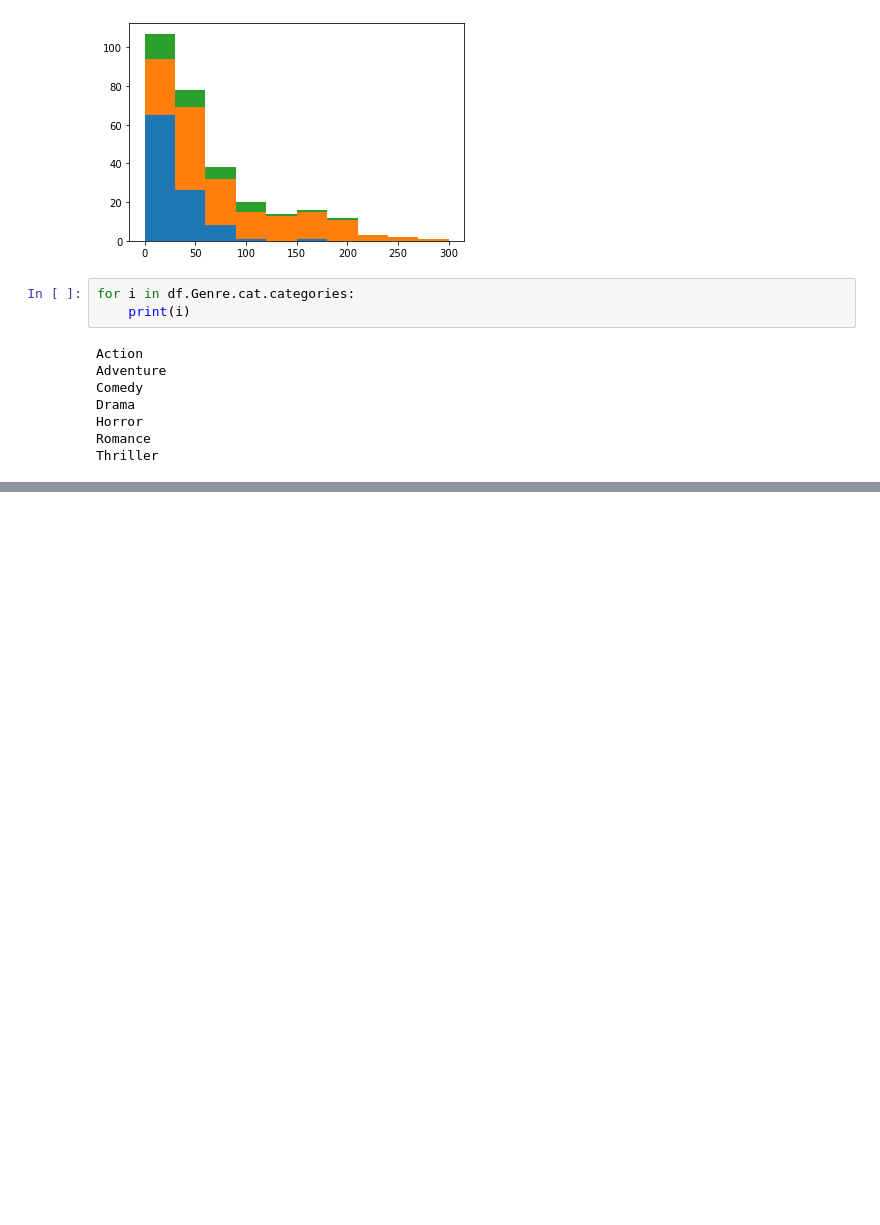
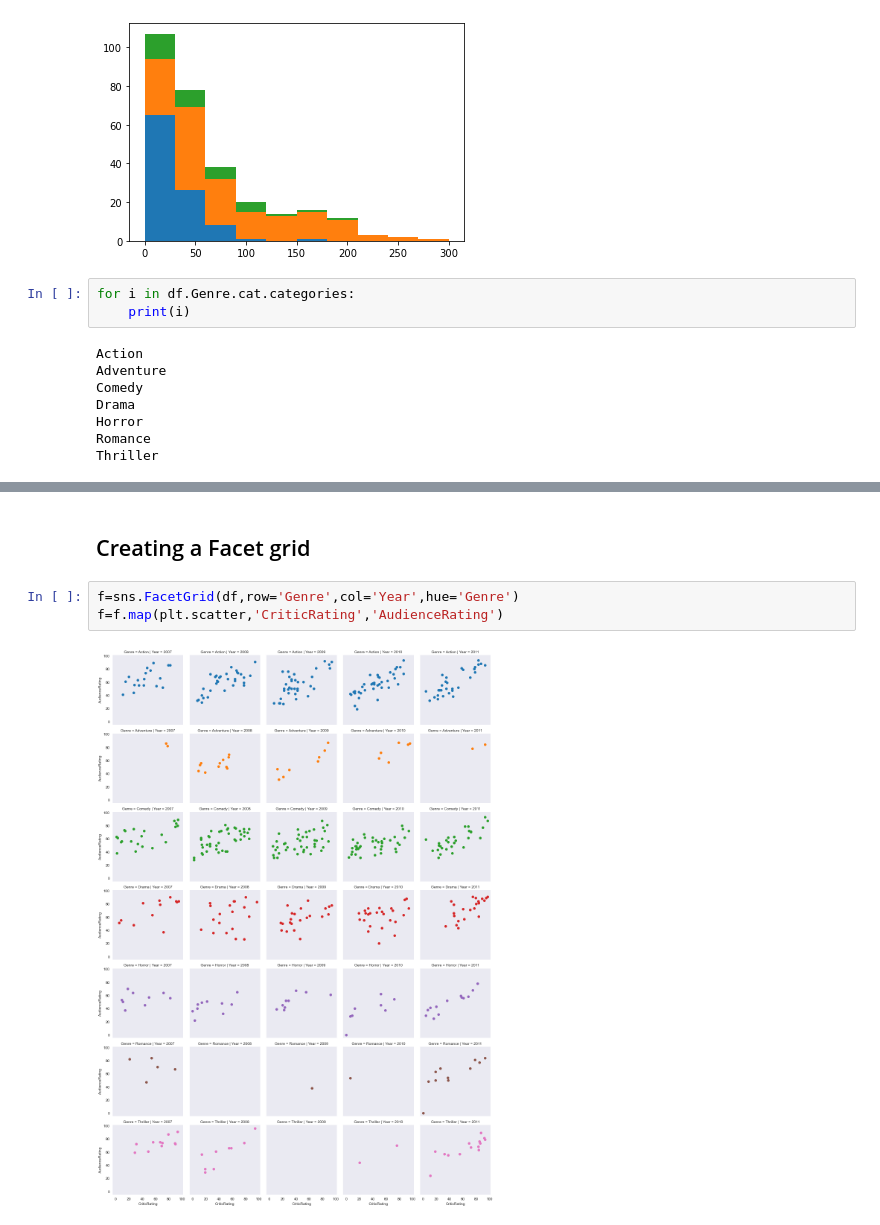
Before and after one commit to Abdullah-ICT-14/Python, a Jupyter notebook: Advanced Visualization/Advanced Visualization.ipynb, the cells around one changed output, grey strips where cells are left out. Cells and saved outputs as stored; diff of their text form; blank space fills up the shorter version.

Commit message:
Facet Grid

```diff
--- a/Advanced Visualization/Advanced Visualization.ipynb
+++ b/Advanced Visualization/Advanced Visualization.ipynb
@@ -300,0 +301,7 @@ v2=sns.violinplot(data=df[df.Genre=='Drama'],x='Year',y='CriticRating')
+# %% [markdown]
+## Creating a Facet grid
+# %%
+f=sns.FacetGrid(df,row='Genre',col='Year',hue='Genre')
+f=f.map(plt.scatter,'CriticRating','AudienceRating')
+# %% [output]
+[figure, added]
```
Also changed, not shown: parts of 42 cells of this notebook.
